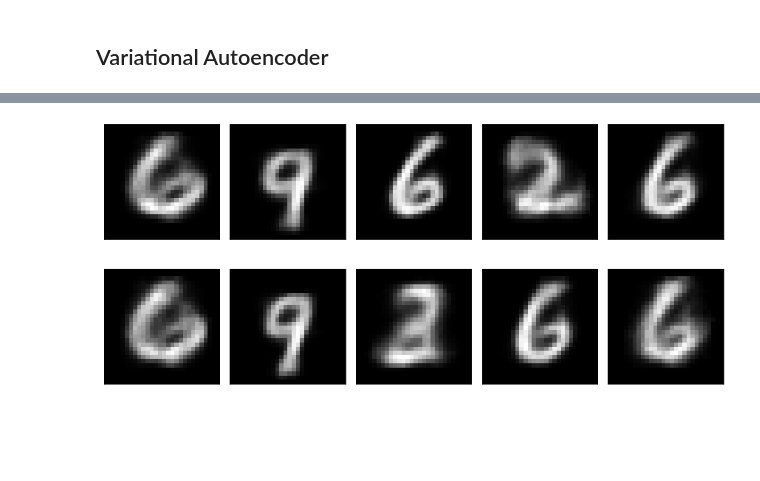
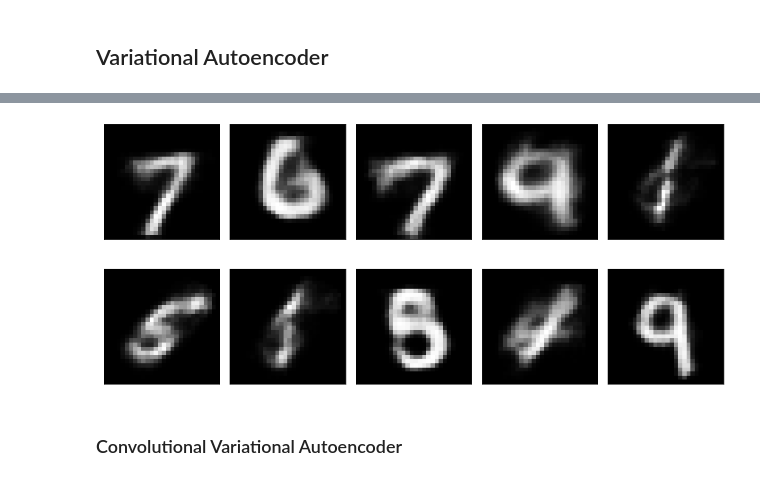
Before and after one commit to MattBortoletto/Neural-Networks-and-Deep-Learning, a Jupyter notebook: 02-Autoencoders/MatteoBortolettoHW2.ipynb, the cells around one changed output, grey strips where cells are left out. Drawn from its saved outputs; the diff is of its cells as text; code cells hidden in the pictures; blank space fills up the shorter version.

```diff
--- a/02-Autoencoders/MatteoBortolettoHW2.ipynb
+++ b/02-Autoencoders/MatteoBortolettoHW2.ipynb
@@ -828,0 +903,2 @@ Text(0.5, 1.0, 'Decoded')
+# %%
+encoder.load_state_dict(torch.load('encoder_params.pth'))
@@ -995,31 +1059,0 @@ def test_epoch_class(net, device, dataloader, loss_fn):
-# %%
-### Training cycle
-num_epochs = 20
-train_losses = []
-val_losses = []
-for epoch in range(num_epochs):
-    print(f"EPOCH {epoch + 1}/{num_epochs}")
-    ### Training
-    train_epoch_class(net=fine_encoder,
-                device=device,
-                dataloader=train_dataloader,
-                loss_fn=loss_fn,
-                optimizer=optim)
-    ### Train loss (use the TESTING function! We want the train loss but using the network in eval mode and without random transformations)
-    _, _, train_loss = test_epoch(net=fine_encoder,
-                                  device=device,
-                                  dataloader=train_dataloader,
-                                  loss_fn=loss_fn)
-    # Print Train loss
-    print(f"\n\n\t TRAIN - EPOCH {epoch + 1}/{num_epochs} - train loss: {train_loss}\n\n")
-    train_losses.append(train_loss)
-    ### Validation
-    _, _, val_loss = test_epoch_class(net=fine_encoder,
-                                device=device,
-                                dataloader=test_dataloader,
-                                loss_fn=loss_fn)
-    # Print Validation loss
-    print(f"\n\n\t VALIDATION - EPOCH {epoch + 1}/{num_epochs} - val loss: {val_loss}\n\n")
-    val_losses.append(val_loss)
-    ### Save model parameters
-    torch.save(fine_encoder.state_dict(), 'finetuned_encoder.pth')
@@ -1129,14 +1193,14 @@ class VAE(nn.Module):
     def decoder(self, z):
         h = F.relu(self.fc4(z))
         h = F.relu(self.fc5(h))
-        return F.sigmoid(self.fc6(h))
+        return torch.sigmoid(self.fc6(h))
 
     def forward(self, x):
         mu, log_var = self.encoder(x.view(-1, 784))
         z = self.sampling(mu, log_var)
         return self.decoder(z), mu, log_var
 # %%
-vae = VAE(x=784, h1=512, h2=256, z=2)
+vae = VAE(x=784, h1=512, h2=256, z=9)
 # %%
 vae.to(device)
 # %% [output]
@@ -1209,14 +1253,16 @@ Train Epoch: 50 [200/60000 (85%)]       Loss: 104.301964
 # %%
 fig, axs = plt.subplots(2, 5, figsize=(12,6))
 for ax in axs.flatten():
     with torch.no_grad():
-        z = torch.randn(1, 2).to(device)
+        z = torch.randn(1, 9).to(device)
         sample = vae.decoder(z).to(device)
     sample=sample.view(1, 1, 28, 28)[0].cpu().squeeze().numpy()
     ax.imshow(sample, cmap='gray')
     ax.set_xticks([])
     ax.set_yticks([])
 plt.savefig('vae_generation.pdf', bbox_inches='tight')
 plt.tight_layout()
 # %% [output]
-[figure, old version]
+[figure, new version]
+# %% [markdown]
+### Convolutional Variational Autoencoder
```
Also changed, not shown: parts of 49 cells of this notebook.
